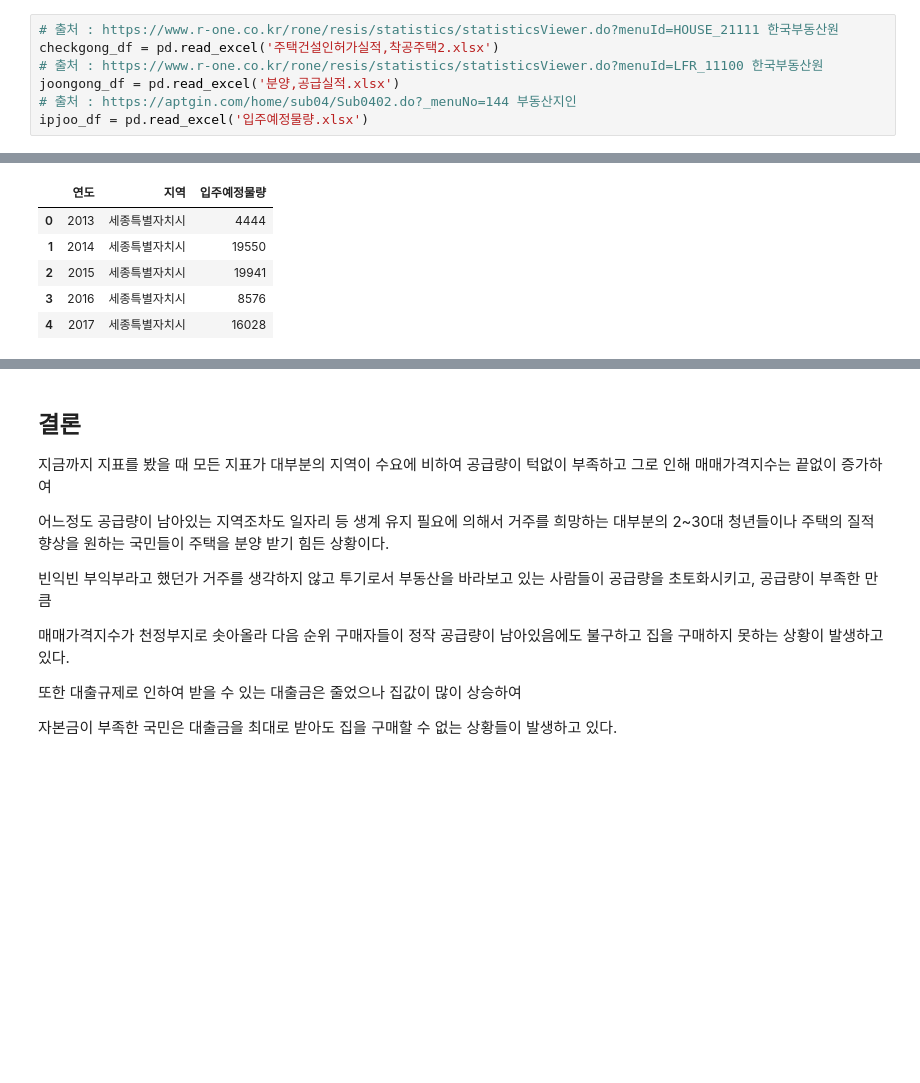
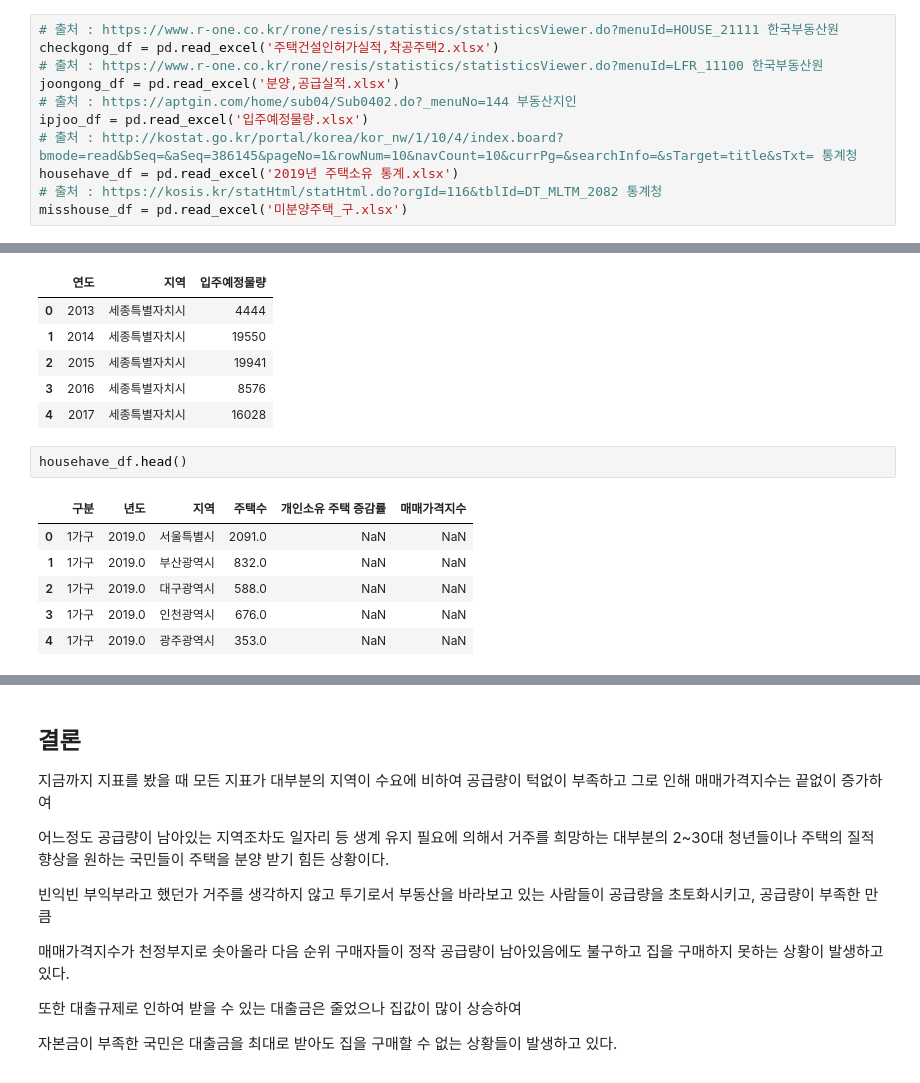
Before and after one commit to KJM94/Team_project, a Jupyter notebook: code/데이콘_부동산.ipynb, the cells around one changed output, grey strips where cells are left out. Cells and saved outputs as stored; diff of their text form; blank space fills up the shorter version.

```diff
--- a/code/데이콘_부동산.ipynb
+++ b/code/데이콘_부동산.ipynb
@@ -63,6 +66,10 @@ checkgong_df = pd.read_excel('주택건설인허가실적,착공주택2.xlsx')
 joongong_df = pd.read_excel('분양,공급실적.xlsx')
 # 출처 : https://aptgin.com/home/sub04/Sub0402.do?_menuNo=144 부동산지인
 ipjoo_df = pd.read_excel('입주예정물량.xlsx')
+# 출처 : http://kostat.go.kr/portal/korea/kor_nw/1/10/4/index.board?bmode=read&bSeq=&aSeq=386145&pageNo=1&rowNum=10&navCount=10&currPg=&searchInfo=&sTarget=title&sTxt= 통계청
+househave_df = pd.read_excel('2019년 주택소유 통계.xlsx')
+# 출처 : https://kosis.kr/statHtml/statHtml.do?orgId=116&tblId=DT_MLTM_2082 통계청
+misshouse_df = pd.read_excel('미분양주택_구.xlsx')
 # %%
 build_df.head()
 # %% [output]
@@ -144,3 +151,12 @@ ipjoo_df.head()
 | 2 | 2015 | 세종특별자치시 | 19941 |
 | 3 | 2016 | 세종특별자치시 | 8576 |
 | 4 | 2017 | 세종특별자치시 | 16028 |
+# %%
+househave_df.head()
+# %% [output]
+|  | 구분 | 년도 | 지역 | 주택수 | 개인소유 주택 증감률 | 매매가격지수 |
+| 0 | 1가구 | 2019.0 | 서울특별시 | 2091.0 | NaN | NaN |
+| 1 | 1가구 | 2019.0 | 부산광역시 | 832.0 | NaN | NaN |
+| 2 | 1가구 | 2019.0 | 대구광역시 | 588.0 | NaN | NaN |
+| 3 | 1가구 | 2019.0 | 인천광역시 | 676.0 | NaN | NaN |
+| 4 | 1가구 | 2019.0 | 광주광역시 | 353.0 | NaN | NaN |
```
Also changed, not shown: parts of 3 cells of this notebook.
